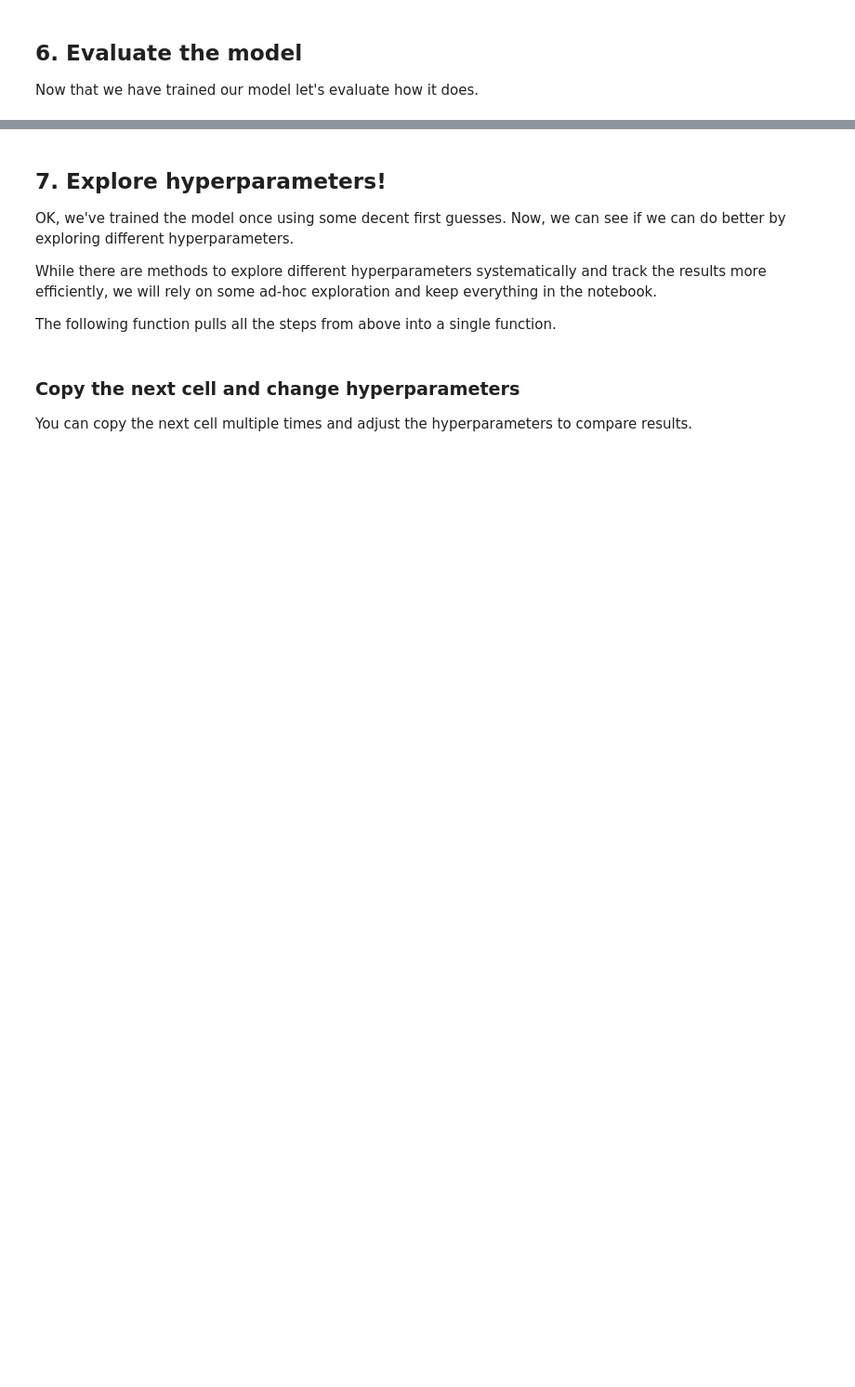
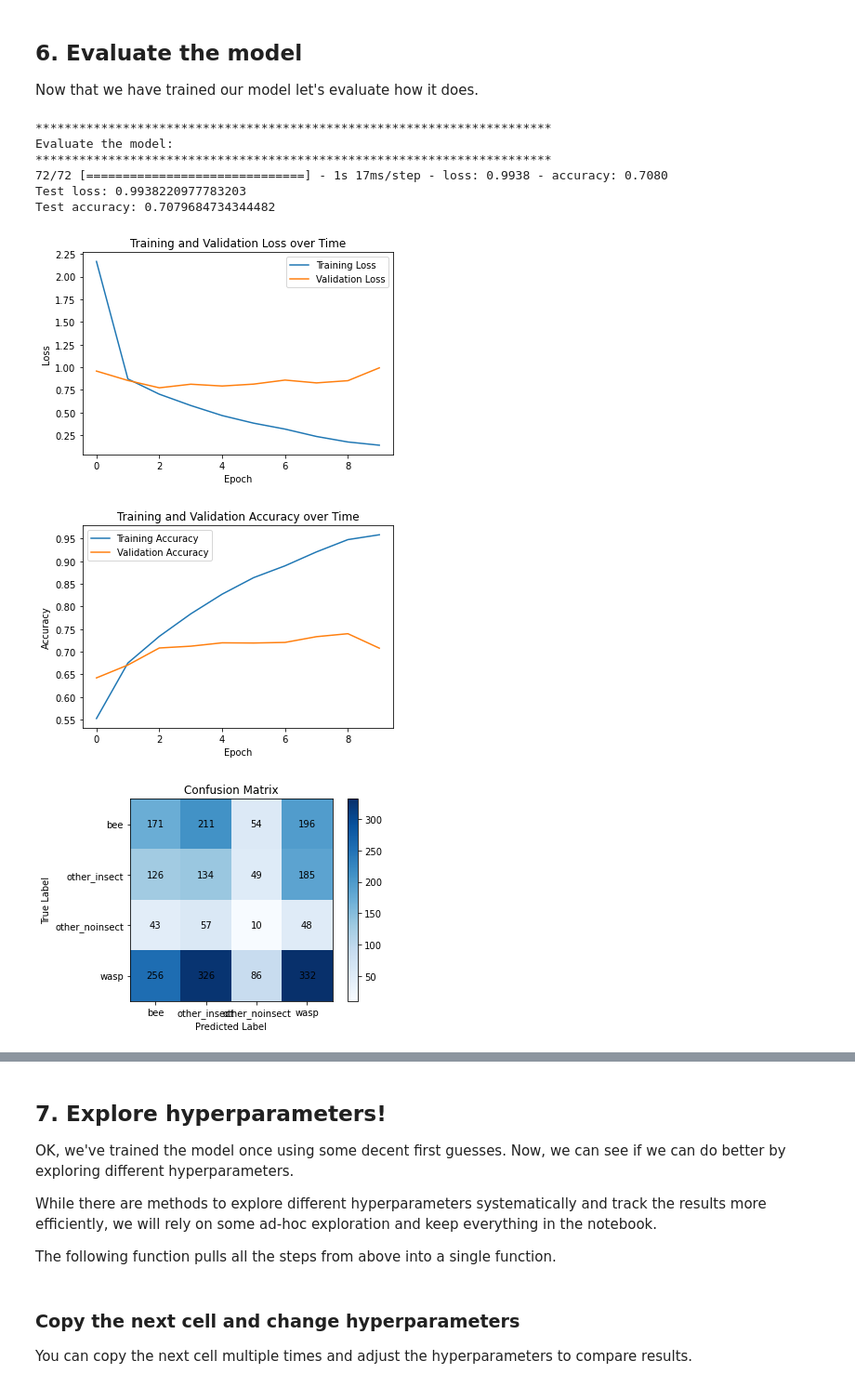
Before and after one commit to PracticumAI/computer_vision, a Jupyter notebook: 01_bees_vs_wasps.ipynb, the cells around one changed output, grey strips where cells are left out. Shown at 93% size. Saved outputs shown, nothing was run; the diff lists cells and outputs as text; code cells hidden in the pictures; blank space fills up the shorter version.

```diff
--- a/01_bees_vs_wasps.ipynb
+++ b/01_bees_vs_wasps.ipynb
@@ -233,3 +107,28 @@ X_train, X_test = load_display_data(data_path, batch_size=32, shape=(80,80,3), s
+# %%
+#data_path = 'data/bee_vs_wasp/' # Path to the data.
+        # This is defined above, you only need to change this if you change datasets
+
+show_pictures = False # We'll turn this off, but change to True if you want them...
+
+# Hyperparameters
+shape = (80,80,3)  # Dimensions to use for the images...the raw data are 80x80
+                   #  color images, but you could down-sample them
+                   #  or convert them to black and white if you wanted
+batch_size = 32  # What batch size to use
+classes = 4 # We have 4 classes in our dataset: bee, wasp, other_insect, other_noninsect
+            # Only change this if you change the dataset
+activation='relu' # The activation function is an important hyperparameter
+                  # Other activations functions to try: tanh, sigmoid
+
+loss=SparseCategoricalCrossentropy(from_logits=True) # Loss function
+        # Other loss functions to try: losses.CategoricalHinge()
+        #                              losses.KLDivergence()
+
+optimizer='Adagrad' # Optimizer: Adagrad is just an example, others to try are Adam or RMSprop
+
+learning_rate=0.001 # Try increasing or decreasing the learning rate by an order of magnitude
+
+epochs = 10 # Try running more epochs
 # %% [markdown]
 ## 4. Make our model
 
@@ -315,0 +200,11 @@ model, history = compile_train_model(X_train, X_test, model)
+# %%
+
+# Set dropout variable to "No_dropout" since we haven't added dropout to the model yet
+dropout = "No_dropout"
+time = datetime.datetime.now().strftime("%Y%m%d-%H%M%S")
+
+log_dir = f"logs/fit_{activation}_{dropout}_{learning_rate}_{epochs}_{time}"
+tensorboard_callback = tf.keras.callbacks.TensorBoard(log_dir=log_dir, histogram_freq=1)
+
+
+model, history = helpers_01.compile_train_model(X_train, X_test, model, callbacks=tensorboard_callback)
@@ -376,0 +246,13 @@ evaluate_model(X_train, X_test, model, history)
+# %%
+
+helpers_01.evaluate_model(X_train, X_test, model, history)
+# %% [output]
+***********************************************************************
+Evaluate the model:
+***********************************************************************
+72/72 [==============================] - 1s 17ms/step - loss: 0.9938 - accuracy: 0.7080
+Test loss: 0.9938220977783203
+Test accuracy: 0.7079684734344482
+[figure, added]
+[figure, added]
+[figure, added]
```
Also changed, not shown: parts of 22 cells of this notebook, 6 other files.
